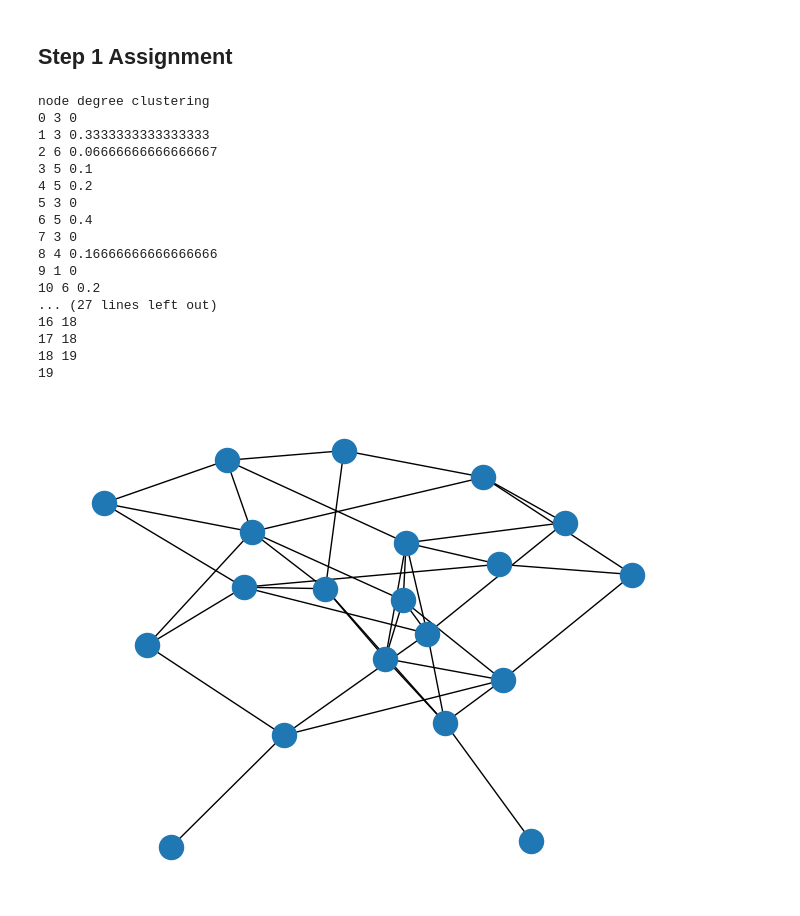
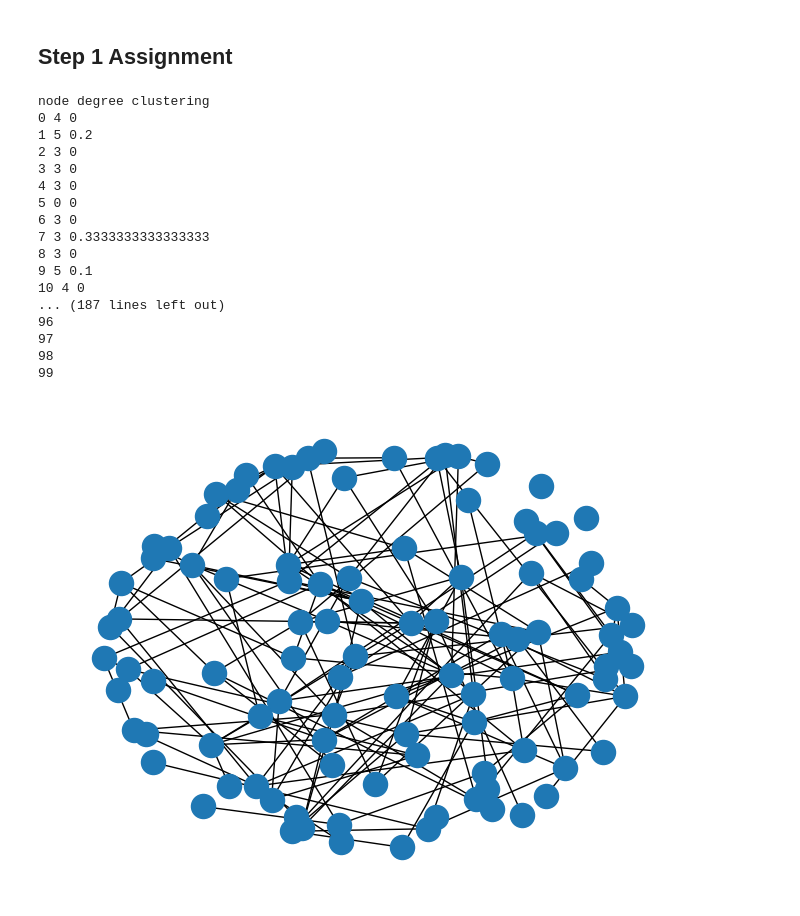
Before and after one commit to G-cae78/Graph-Colouring, a Jupyter notebook: graph_coloring_step-1.ipynb, the cells around one changed output. Cells and saved outputs as stored; diff of their text form; code cells hidden in the pictures.

Commit message:
Create graph for multiple runs

```diff
--- a/graph_coloring_step-1.ipynb
+++ b/graph_coloring_step-1.ipynb
@@ -137,44 +178,44 @@ plt.show()
 # %% [markdown]
 ## Step 1 Assignment
 # %%
-n = 20  # 10 nodes
-m = 40  # 20 edges
+n = 100  # 100 nodes
+m = 150  # 150 edges
 seed = 20160  # seed random number generators for reproducibility
 
 # Use seed for reproducibility
 # G = nx.gnm_random_graph(n, m, seed=seed)
 
 T = nx.gnm_random_graph(n, m)
 
 # some properties
 print("node degree clustering")
 for v in nx.nodes(T):
     print(f"{v} {nx.degree(T, v)} {nx.clustering(T, v)}")
 
 print()
 print("the adjacency list")
 for line in nx.generate_adjlist(T):
     print(line)
 
-pos = nx.spring_layout(T, seed=seed)  # Seed for reproducible layout
+pos = nx.spring_layout(T, seed=seed, k=1)  # Seed for reproducible layout
 nx.draw(T, pos=pos)
 plt.show()
 # %% [output]
 node degree clustering
-0 3 0
-1 3 0.3333333333333333
-2 6 0.06666666666666667
-3 5 0.1
-4 5 0.2
-5 3 0
-6 5 0.4
-7 3 0
-8 4 0.16666666666666666
-9 1 0
-10 6 0.2
-... (27 lines left out)
-16 18
-17 18
-18 19
-19
+0 4 0
+1 5 0.2
+2 3 0
+3 3 0
+4 3 0
+5 0 0
+6 3 0
+7 3 0.3333333333333333
+8 3 0
+9 5 0.1
+10 4 0
+... (187 lines left out)
+96
+97
+98
+99
-[figure, old version]
+[figure, new version]
```
Also changed, not shown: parts of 13 cells of this notebook.
